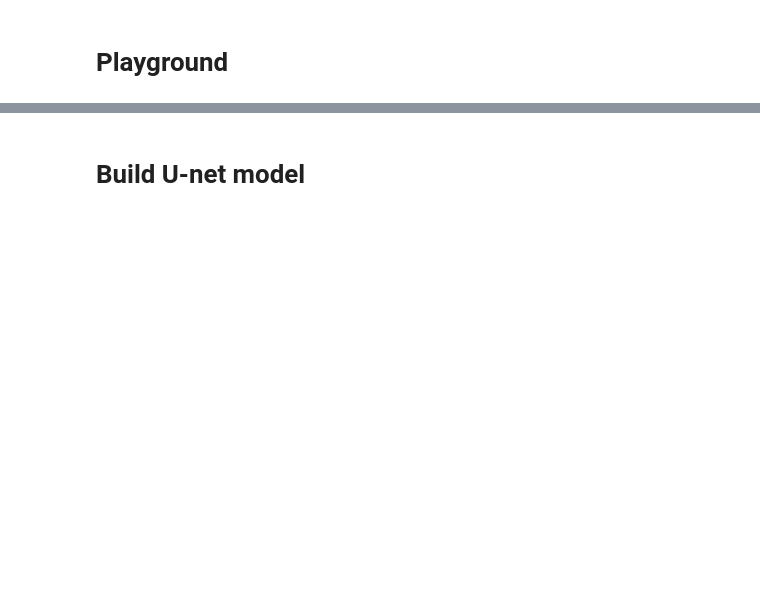
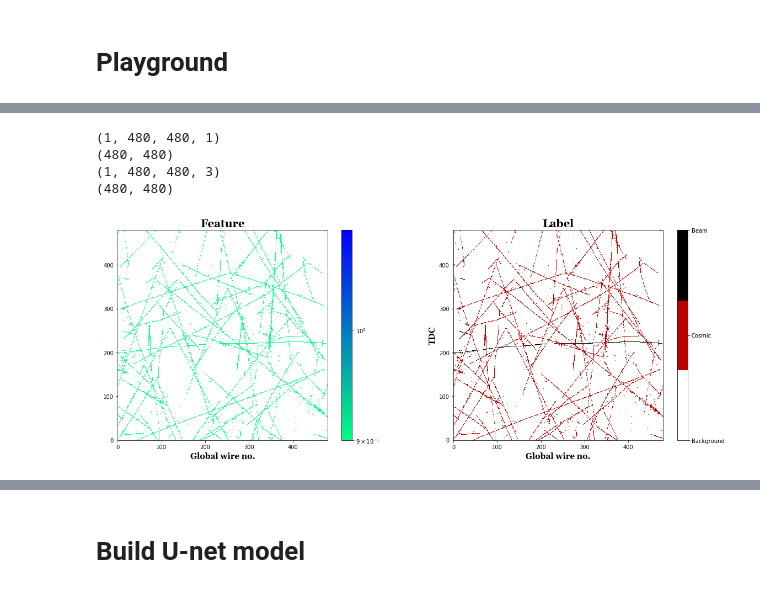
Before and after one commit to almoslmi/DeepLearningWithProtoDUNE, a Jupyter notebook: model_creation_playground.ipynb, the cells around one changed output, grey strips where cells are left out. Drawn from its saved outputs; the diff is of its cells as text; code cells hidden in the pictures; blank space fills up the shorter version.

```diff
--- a/model_creation_playground.ipynb
+++ b/model_creation_playground.ipynb
@@ -41,5 +118,5 @@ print(keras.__version__)
 # %%
-def get_data(feature_file, label_file):
+def get_data_generator(feature_file, label_file):
     with open(feature_file, "r") as csv1, open(label_file, "r") as csv2:
         reader1 = csv.reader(csv1)
         reader2 = csv.reader(csv2)
@@ -51,7 +128,7 @@ def get_data(feature_file, label_file):
             array_row2 = np.array(row2, dtype=np.int)
             yield array_row1, array_row2
 
-def preprocess_x(x):
+def preprocess_feature(x):
     """
     Feature is the adc values; scale it such that each value is between 0 and 1
     """
@@ -59,10 +136,10 @@ def preprocess_x(x):
     x = x/x_max
     return x.reshape(1, image_width, image_height, image_depth)
 
-def preprocess_y(y):
+def preprocess_label(y):
     return np_utils.to_categorical(y, num_classes=num_classes).reshape(1, image_width, image_height, num_classes)
 
-class DataGenerator(keras.utils.Sequence):
+class DataSequence(keras.utils.Sequence):
     """
     Although sequence are a safer way to do multiprocessing,
     use_multiprocessing=True in fit_generator is currently not supported here.
@@ -84,16 +161,12 @@ class DataGenerator(keras.utils.Sequence):
         """
         Generate one batch of data at 'index', which is the position of the batch in the Sequence.
         """
-        print("Current index: {}\n".format(index))
-        index = index * self.batch_size
-        print("Real index: {}\n".format(index))
+        full_index = index * self.batch_size
 
-        if self.batch_size >= self.max_index:
-            self.rows = np.arange(0, self.max_index)
-        if index + self.batch_size >= self.max_index:
-            self.rows = np.arange(0, self.max_index - index)
+        if full_index + self.batch_size >= self.max_index:
+            self.rows = self.max_index - full_index
         else:
-            self.rows = np.arange(0, self.batch_size)
+            self.rows = min(self.batch_size, self.max_index)
 
         # Generate data
         X, y = self.__data_generation(self.rows)
@@ -104,7 +177,7 @@ class DataGenerator(keras.utils.Sequence):
         """
         Update after each epoch.
         """
-        self.rows = np.arange(0, min(self.batch_size, self.max_index))
+        self.rows = min(self.batch_size, self.max_index)
 
         self.reader1 = csv.reader(open(self.feature_file, "r"))
         self.reader2 = csv.reader(open(self.label_file, "r"))
@@ -115,16 +188,16 @@ class DataGenerator(keras.utils.Sequence):
 
     def __data_generation(self, rows):
         """Generates data containing batch_size samples"""
-        samples = np.zeros((len(rows), image_width, image_height, image_depth))
-        targets = np.zeros((len(rows), image_width, image_height, num_classes))
-        for j, _ in enumerate(rows):
+        samples = np.zeros((rows, image_width, image_height, image_depth))
+        targets = np.zeros((rows, image_width, image_height, num_classes))
+        for j in range(rows):
             for row1, row2 in zip(self.reader1, self.reader2):
                 array_row1 = np.array(row1, dtype=np.float)
-                samples[j,:,:,:] = preprocess_x(array_row1)
+                samples[j,:,:,:] = preprocess_feature(array_row1)
                 next(self.reader1)
 
                 array_row2 = np.array(row2, dtype=np.int)
-                targets[j,:,:,:] = preprocess_y(array_row2)
+                targets[j,:,:,:] = preprocess_label(array_row2)
                 next(self.reader2)
 
         return samples, targets
@@ -199,8 +234,19 @@ def plot_label(label_image):
 # %%
-my_gen = DataGenerator(training_feature_file, training_label_file)
+my_gen = DataSequence(training_feature_file, training_label_file)
 X, y = my_gen.__getitem__(0)
 # %%
 print(X.shape)
 feature_image = X[0].reshape(image_width, image_height)
 print(feature_image.shape)
-plot_feature(feature_image)
+
+print(y.shape)
+label_image = np.argmax(y[0], axis=2)
+print(label_image.shape)
+
+plot_feature_label(feature_image, label_image, 'Feature', 'Label', 'plots/test.pdf')
+# %% [output]
+(1, 480, 480, 1)
+(480, 480)
+(1, 480, 480, 3)
+(480, 480)
+[figure, added]
```
Also changed, not shown: parts of 19 cells of this notebook.
